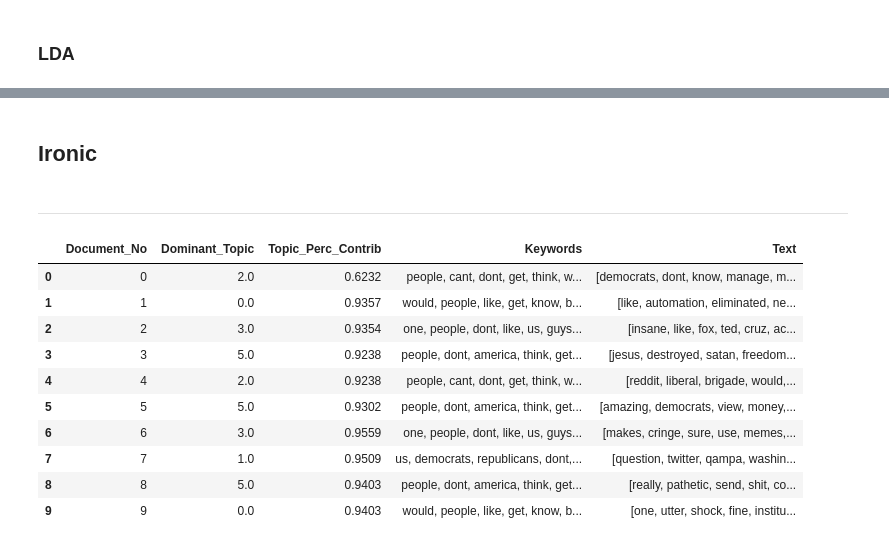
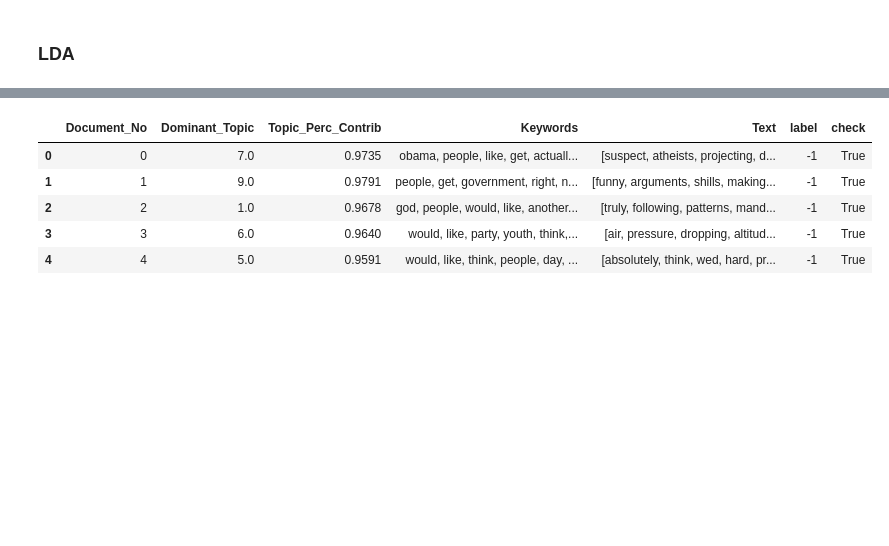
Before and after one commit to andrekwr/Exploratory-Analysis-Ironic-Sentences, a Jupyter notebook: main.ipynb, the cells around one changed output, grey strips where cells are left out. Drawn from its saved outputs; the diff is of its cells as text; code cells hidden in the pictures; blank space fills up the shorter version.

```diff
--- a/main.ipynb
+++ b/main.ipynb
@@ -19,4 +30,4 @@ def remove_punctuation(text):
 # %%
 df = pd.read_csv('irony-labeled.csv')
 # %%
-df['comment_text'].apply(remove_punctuation)[0]
+df['comment_text'] = df['comment_text'].apply(clean)
@@ -111,0 +86,4 @@ model_regular = model_doc2vec("sentence_regular")
+# %%
+sents_all = [preprocess(item.strip().split()) for item in df.comment_text]
+df['word_list'] = sents_all
+df.head(3)
@@ -122,14 +149,11 @@ pyLDAvis.enable_notebook()
 # %%
 #Generate LDA MODEL
 from gensim.models.ldamulticore import LdaMulticore
-def model_dict(sents, filename, NUM_TOPICS):
+def model_dict(sents, NUM_TOPICS):
     dictionary = Dictionary(sents)
     corpus = [dictionary.doc2bow(sent) for sent in sents]
 
-#     pickle.dump(corpus, open(f'{filename}_corpus.pkl', 'wb'))
-#     dictionary.save(f'{filename}_dictionary.gensim')
-
-    ldamodel = LdaMulticore(corpus, num_topics=NUM_TOPICS, id2word=dictionary, passes=30)
+    ldamodel = LdaMulticore(corpus, num_topics=NUM_TOPICS, id2word=dictionary, passes=30, random_state=42)
 
     return corpus, dictionary, ldamodel
 # %%
@@ -185,3 +185,6 @@ Topico: 0
+# %%
+corpus_all, dictionary_all, lda_model_all = model_dict(sents_all, NUM_TOPICS=10)
+# check_topics(corpus_all, lda_model_all)
 # %%
 display_model(corpus_all, dictionary_all, lda_model_all)
 # %% [output]
@@ -212,52 +192,41 @@ display_model(corpus_regular, dictionary_regular, lda_model_regular)
-# %% [markdown]
-## Ironic
-# %% [markdown]
-------------
 # %%
 # https://www.machinelearningplus.com/nlp/topic-modeling-gensim-python/
-
-#Ironic
 #Dominant topic in each sentence
-
 def format_topics_sentences(ldamodel, corpus, texts):
     # Init output
     sent_topics_df = pd.DataFrame()
 
     # Get main topic in each document
     for i, row in enumerate(ldamodel[corpus]):
         row = sorted(row, key=lambda x: (x[1]), reverse=True)
         # Get the Dominant topic, Perc Contribution and Keywords for each document
         for j, (topic_num, prop_topic) in enumerate(row):
             if j == 0:  # => dominant topic
                 wp = ldamodel.show_topic(topic_num)
                 topic_keywords = ", ".join([word for word, prop in wp])
                 sent_topics_df = sent_topics_df.append(pd.Series([int(topic_num), round(prop_topic,4), topic_keywords]), ignore_index=True)
             else:
                 break
     sent_topics_df.columns = ['Dominant_Topic', 'Perc_Contribution', 'Topic_Keywords']
 
     # Add original text to the end of the output
     contents = pd.Series(texts)
     sent_topics_df = pd.concat([sent_topics_df, contents], axis=1)
     return(sent_topics_df)
 
+df_topic_sents_keywords = format_topics_sentences(lda_model_all, corpus_all, sents_all)
 
-df_topic_sents_keywords_ironic = format_topics_sentences(lda_model_ironic, corpus_ironic, sents_ironic)
+df_dominant_topic = df_topic_sents_keywords.reset_index()
+df_dominant_topic.columns = ['Document_No', 'Dominant_Topic', 'Topic_Perc_Contrib', 'Keywords', 'Text']
 
-df_dominant_topic_ironic = df_topic_sents_keywords_ironic.reset_index()
-df_dominant_topic_ironic.columns = ['Document_No', 'Dominant_Topic', 'Topic_Perc_Contrib', 'Keywords', 'Text']
+df_dominant_topic['label'] = df['label']
+df_dominant_topic['check'] = df['word_list'] == df_dominant_topic['Text']
 
-# Show
-df_dominant_topic_ironic.head(10)
+df_dominant_topic.head(5)
 # %% [output]
-|  | Document_No | Dominant_Topic | Topic_Perc_Contrib | Keywords | Text |
-| 0 | 0 | 2.0 | 0.6232 | people, cant, dont, get, think, w... | [democrats, dont, know, manage, m... |
-| 1 | 1 | 0.0 | 0.9357 | would, people, like, get, know, b... | [like, automation, eliminated, ne... |
-| 2 | 2 | 3.0 | 0.9354 | one, people, dont, like, us, guys... | [insane, like, fox, ted, cruz, ac... |
-| 3 | 3 | 5.0 | 0.9238 | people, dont, america, think, get... | [jesus, destroyed, satan, freedom... |
-| 4 | 4 | 2.0 | 0.9238 | people, cant, dont, get, think, w... | [reddit, liberal, brigade, would,... |
-| 5 | 5 | 5.0 | 0.9302 | people, dont, america, think, get... | [amazing, democrats, view, money,... |
-| 6 | 6 | 3.0 | 0.9559 | one, people, dont, like, us, guys... | [makes, cringe, sure, use, memes,... |
-| 7 | 7 | 1.0 | 0.9509 | us, democrats, republicans, dont,... | [question, twitter, qampa, washin... |
-| 8 | 8 | 5.0 | 0.9403 | people, dont, america, think, get... | [really, pathetic, send, shit, co... |
-| 9 | 9 | 0.0 | 0.9403 | would, people, like, get, know, b... | [one, utter, shock, fine, institu... |
+|  | Document_No | Dominant_Topic | Topic_Perc_Contrib | Keywords | Text | label | check |
+| 0 | 0 | 7.0 | 0.9735 | obama, people, like, get, actuall... | [suspect, atheists, projecting, d... | -1 | True |
+| 1 | 1 | 9.0 | 0.9791 | people, get, government, right, n... | [funny, arguments, shills, making... | -1 | True |
+| 2 | 2 | 1.0 | 0.9678 | god, people, would, like, another... | [truly, following, patterns, mand... | -1 | True |
+| 3 | 3 | 6.0 | 0.9640 | would, like, party, youth, think,... | [air, pressure, dropping, altitud... | -1 | True |
+| 4 | 4 | 5.0 | 0.9591 | would, like, think, people, day, ... | [absolutely, think, wed, hard, pr... | -1 | True |
```
Also changed, not shown: parts of 34 cells of this notebook.
